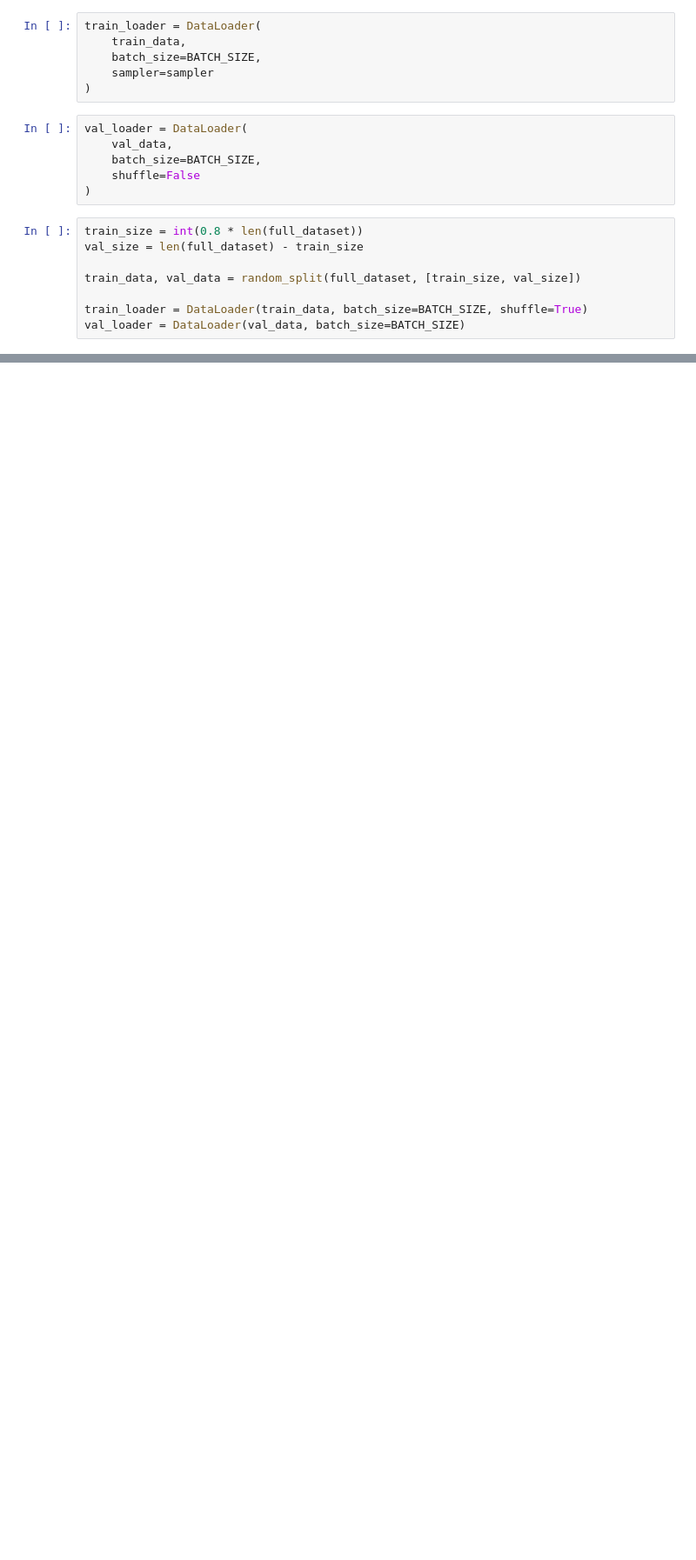
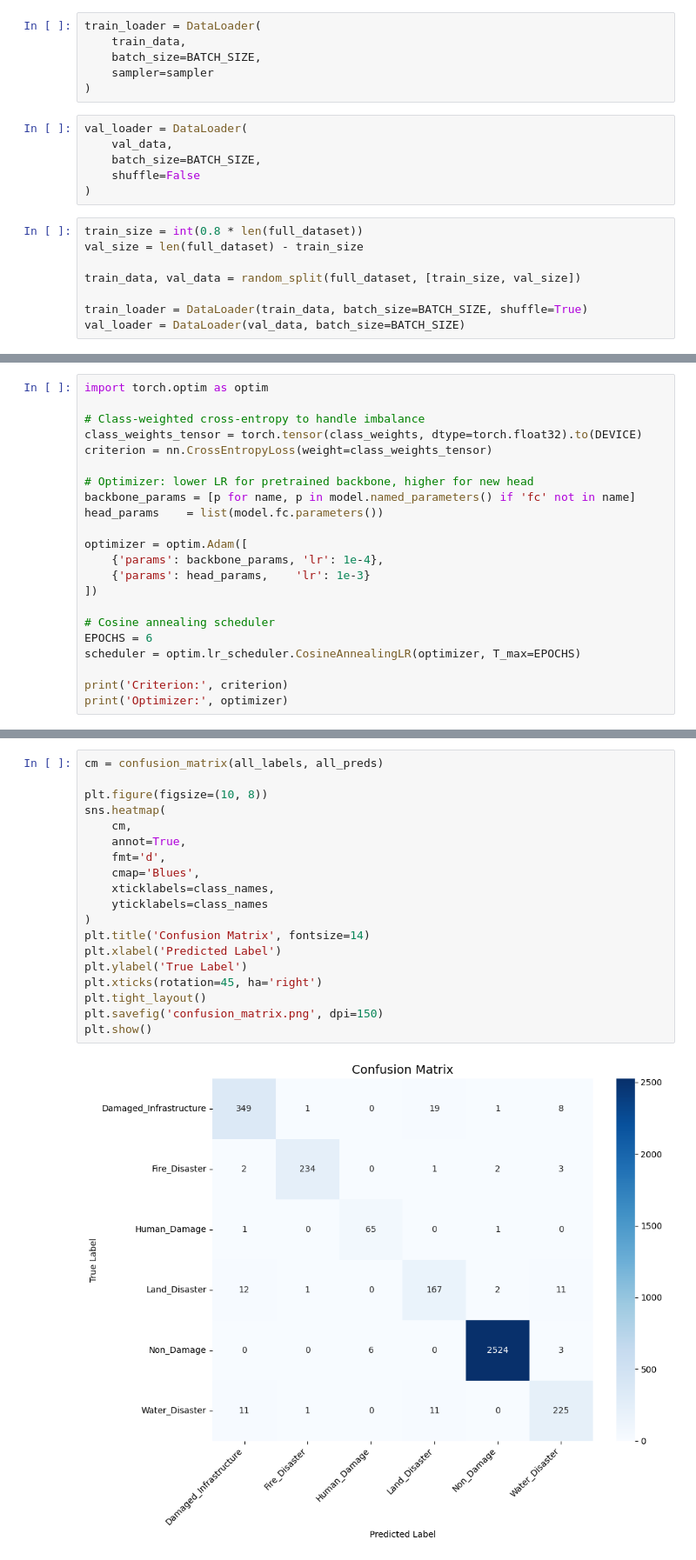
Before and after one commit to Himanshu0508Raturi/syntax-error, a Jupyter notebook: syntaxError_Phase1.ipynb, the cells around one changed output, grey strips where cells are left out. Shown at 87% size. Cells and saved outputs as stored; diff of their text form; blank space fills up the shorter version.

```diff
--- a/syntaxError_Phase1.ipynb
+++ b/syntaxError_Phase1.ipynb
@@ -316,0 +355,22 @@ print("\n Training Complete!")'''
+# %%
+import torch.optim as optim
+
+# Class-weighted cross-entropy to handle imbalance
+class_weights_tensor = torch.tensor(class_weights, dtype=torch.float32).to(DEVICE)
+criterion = nn.CrossEntropyLoss(weight=class_weights_tensor)
+
+# Optimizer: lower LR for pretrained backbone, higher for new head
+backbone_params = [p for name, p in model.named_parameters() if 'fc' not in name]
+head_params    = list(model.fc.parameters())
+
+optimizer = optim.Adam([
+    {'params': backbone_params, 'lr': 1e-4},
+    {'params': head_params,    'lr': 1e-3}
+])
+
+# Cosine annealing scheduler
+EPOCHS = 6
+scheduler = optim.lr_scheduler.CosineAnnealingLR(optimizer, T_max=EPOCHS)
+
+print('Criterion:', criterion)
+print('Optimizer:', optimizer)
@@ -316,0 +555,21 @@ print("\n Training Complete!")'''
+# %%
+cm = confusion_matrix(all_labels, all_preds)
+
+plt.figure(figsize=(10, 8))
+sns.heatmap(
+    cm,
+    annot=True,
+    fmt='d',
+    cmap='Blues',
+    xticklabels=class_names,
+    yticklabels=class_names
+)
+plt.title('Confusion Matrix', fontsize=14)
+plt.xlabel('Predicted Label')
+plt.ylabel('True Label')
+plt.xticks(rotation=45, ha='right')
+plt.tight_layout()
+plt.savefig('confusion_matrix.png', dpi=150)
+plt.show()
+# %% [output]
+[figure, added]
```
Also changed, not shown: parts of 16 cells of this notebook.
